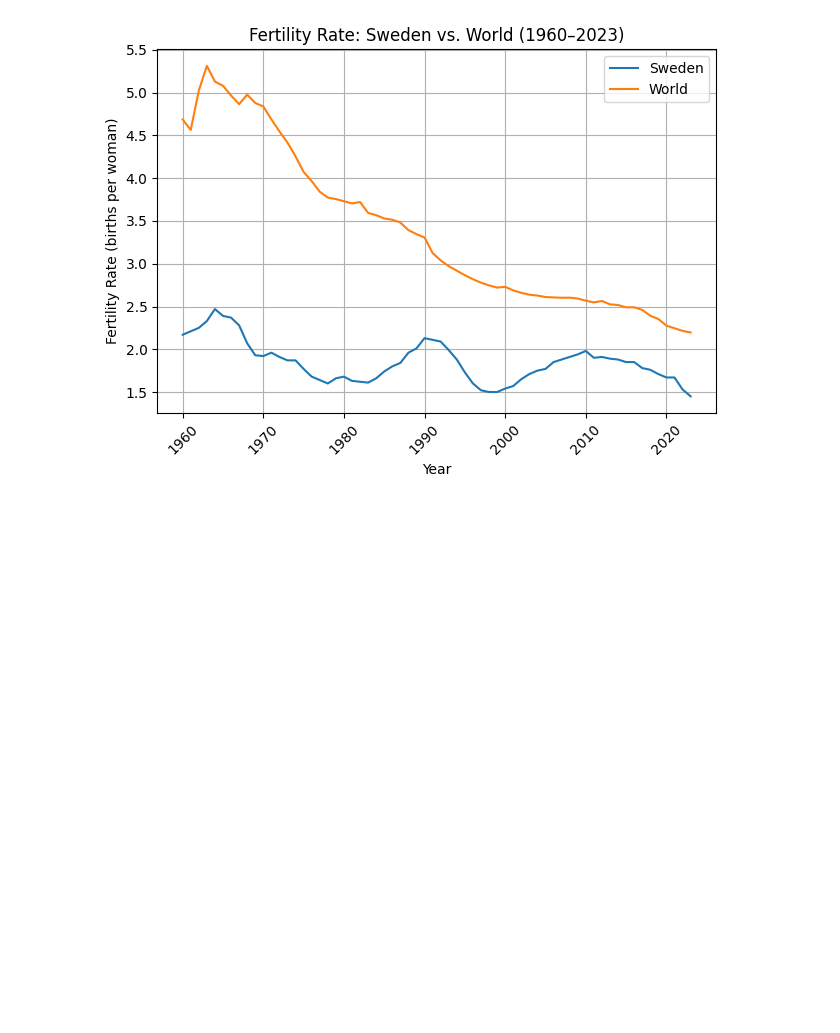
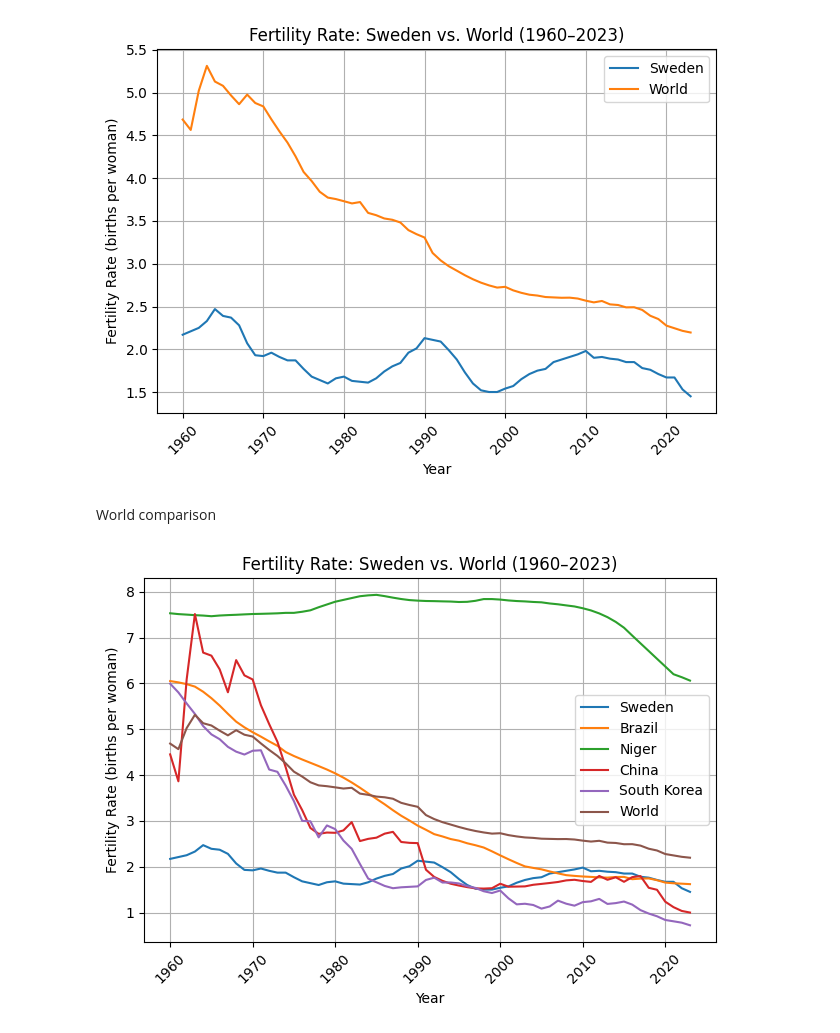
Before and after one commit to SkaldorHub/ds_fertility_rate, a Jupyter notebook: fertility_rate_sweden.ipynb, the cells around one changed output. Drawn from its saved outputs; the diff is of its cells as text; code cells hidden in the pictures; blank space fills up the shorter version.

Commit message:
added world comparison

```diff
--- a/fertility_rate_sweden.ipynb
+++ b/fertility_rate_sweden.ipynb
@@ -73,3 +73,52 @@ plt.savefig("diagram_output/sweden_vs_world_fertility_rate.png", dpi=1200)
 # Show diagram
 # %% [output]
 [figure]
+# %% [markdown]
+World comparison
+# %%
+import pandas as pd
+import matplotlib.pyplot as plt
+
+# Read Data
+output = pd.read_excel("fertility_rates.xls", sheet_name="Data", index_col=0, skiprows=3)
+sweden_data = output.loc["Sweden"]
+brazil_data = output.loc["Brazil"]
+niger_data = output.loc["Niger"]
+china_data = output.loc["China"]
+south_korea_data = output.loc["Korea, Rep."]
+world_data = output.loc["World"]
+
+# X-Values (years9
+years = sweden_data.index[3:]  # erste 3 Spalten überspringen
+
+# Y-Values
+sweden_rates = sweden_data[3:].values
+brazil_rates = brazil_data[3:].values
+niger_rates = niger_data[3:].values
+china_rates = china_data[3:].values
+south_korea_rates = south_korea_data[3:].values
+world_rates = world_data[3:].values
+
+# Create diagram
+plt.plot(years, sweden_rates, label="Sweden")
+plt.plot(years, brazil_rates, label="Brazil")
+plt.plot(years, niger_rates, label="Niger")
+plt.plot(years, china_rates, label="China")
+plt.plot(years, south_korea_rates, label="South Korea")
+plt.plot(years, world_rates, label="World")
+
+# Configure diagram
+plt.xticks(years[::10], rotation=45)
+plt.title("Fertility Rate: Sweden vs. World (1960–2023)")
+plt.xlabel("Year")
+plt.ylabel("Fertility Rate (births per woman)")
+plt.grid(True)
+plt.legend()
+plt.tight_layout()
+
+# Save diagram
+plt.savefig("diagram_output/world_fertility_rate.png", dpi=1200)
+
+# Show diagram
+# %% [output]
+[figure, added]
```
